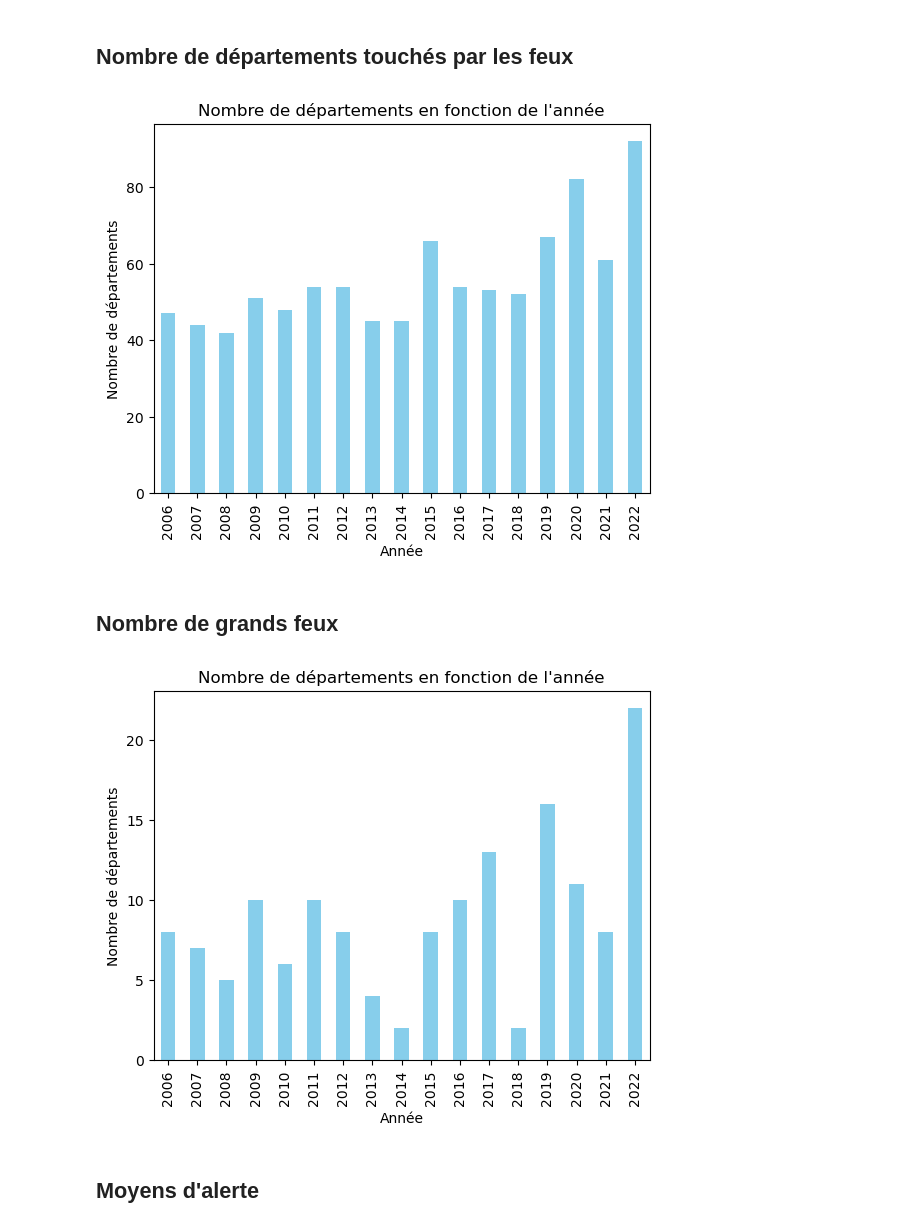
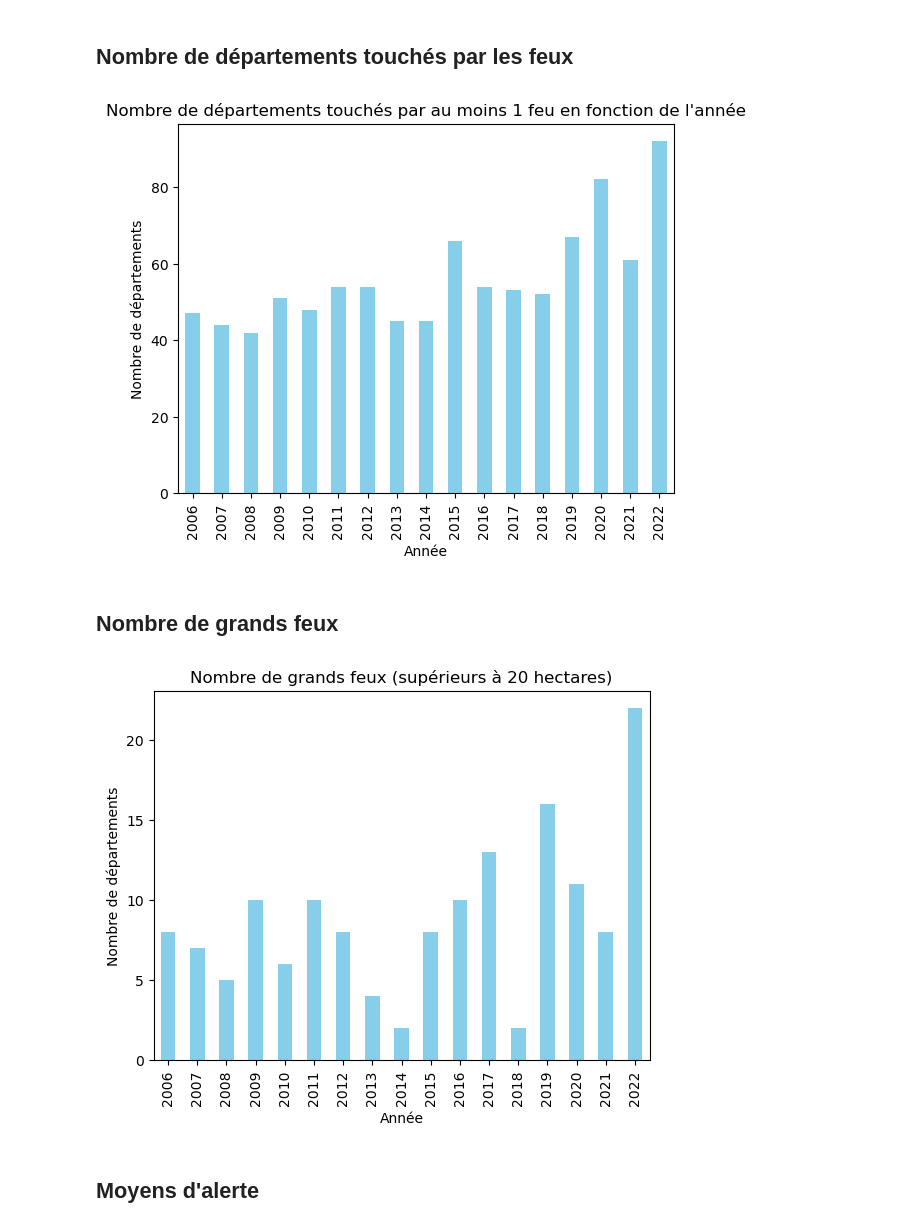
Before and after one commit to jjulietteschneider/Analyse-du-risque-des-feux-de-for-t, a Jupyter notebook: diagrammes.ipynb, the cells around one changed output. Saved outputs shown, nothing was run; the diff lists cells and outputs as text; code cells hidden in the pictures.

```diff
--- a/diagrammes.ipynb
+++ b/diagrammes.ipynb
@@ -110,15 +110,15 @@ result = df.groupby('Année')['Département'].nunique()
 # %%
 result.plot(kind='bar', color='skyblue')
 
 # Ajouter des titres et des labels d'axe
-plt.title('Nombre de départements en fonction de l\'année')
+plt.title('Nombre de départements touchés par au moins 1 feu en fonction de l\'année')
 plt.xlabel('Année')
 plt.ylabel('Nombre de départements')
 
 # Afficher le graphe
 plt.show()
 # %% [output]
-[figure, old version]
+[figure, new version]
 # %% [markdown]
 ## Nombre de grands feux
 # %%
@@ -129,14 +129,14 @@ result2 = df_grands_feux.groupby('Année')['Département'].nunique()
 result2.plot(kind='bar', color='skyblue')
 
 # Ajouter des titres et des labels d'axe
-plt.title('Nombre de départements en fonction de l\'année')
+plt.title('Nombre de grands feux (supérieurs à 20 hectares)')
 plt.xlabel('Année')
 plt.ylabel('Nombre de départements')
 
 # Afficher le graphe
 plt.show()
 # %% [output]
-[figure, old version]
+[figure, new version]
 # %% [markdown]
 ## Moyens d'alerte
 # %%
```
Also changed, not shown: parts of 13 cells of this notebook.
